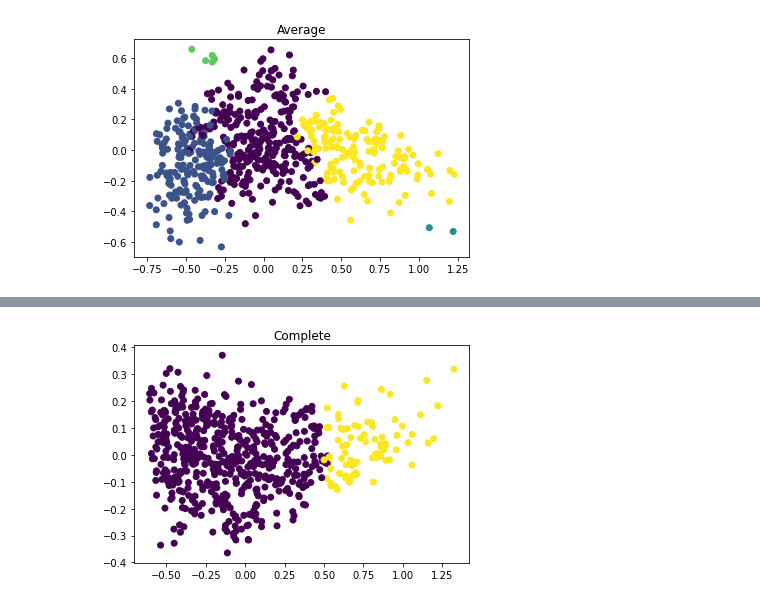
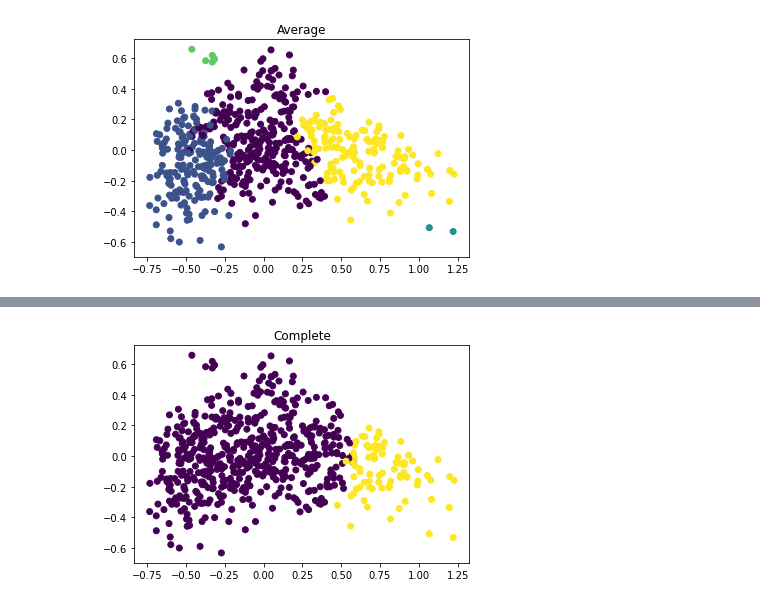
Before and after one commit to G-Urrea/Google-Play-Store-Mining, a Jupyter notebook: Experimentos.ipynb, the cells around one changed output, grey strips where cells are left out. Cells and saved outputs as stored; diff of their text form; code cells hidden in the pictures.

```diff
--- a/ProyectoMinería.ipynb
+++ b/Experimentos.ipynb
@@ -761,6 +815,6 @@ Cluster 4 mean rating: 4.292307692307693
 # %%
-plt.scatter(red_X2_1[:, 0], red_X2_1[:, 1], c=complete_2_1.labels_)
+plt.scatter(red_X2[:, 0], red_X2[:, 1], c=complete_2_1.labels_)
 plt.title("Complete")
 plt.show()
 # %% [output]
-[figure, old version]
+[figure, new version]
```
Also changed, not shown: parts of 8 cells of this notebook, 2 other files.
